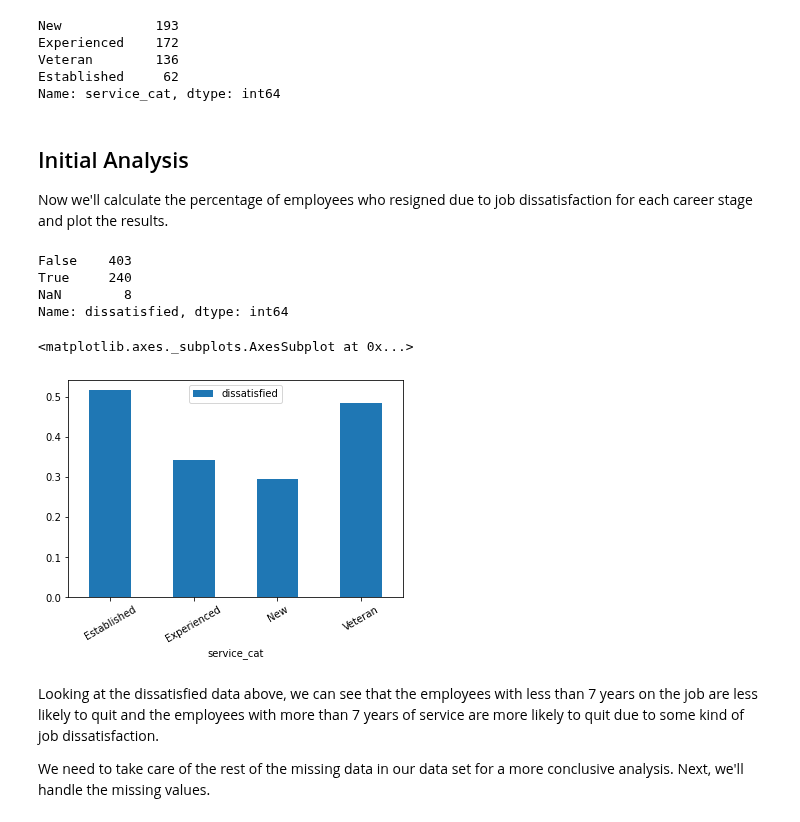
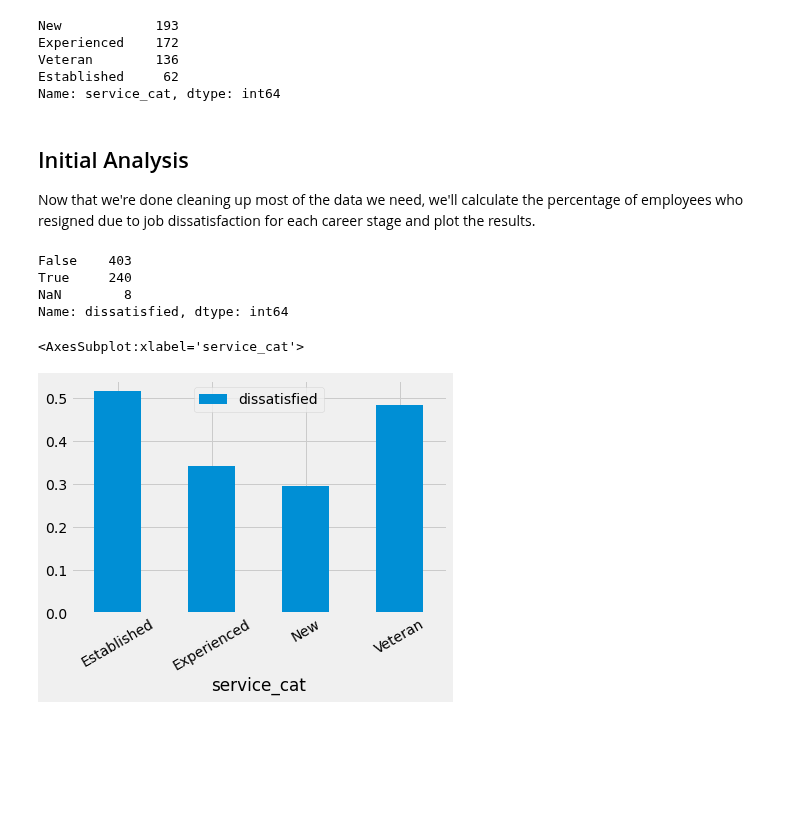
Before and after one commit to branBeckett/data-science-projects, a Jupyter notebook: employee-exit-surveys/employee-exit-surveys.ipynb, the cells around one changed output. Drawn from its saved outputs; the diff is of its cells as text; code cells hidden in the pictures; blank space fills up the shorter version.

```diff
--- a/employee-exit-surveys/employee-exit-surveys.ipynb
+++ b/employee-exit-surveys/employee-exit-surveys.ipynb
@@ -519,7 +509,7 @@ Name: service_cat, dtype: int64
 # %% [markdown]
 ## Initial Analysis
 
-Now we'll calculate the percentage of employees who resigned due to job dissatisfaction for each career stage and plot the results.
+Now that we're done cleaning up most of the data we need, we'll calculate the percentage of employees who resigned due to job dissatisfaction for each career stage and plot the results.
 # %%
 combined_updated['dissatisfied'].value_counts(dropna=False)
 # %% [output]
@@ -533,13 +523,12 @@ combined_updated['dissatisfied'] = combined_updated['dissatisfied'].fillna(False
 # %%
 # Using the pivot_table() method to calculate percentage of dissatisfied employees for each career stage
 dissatisfied_pct = combined_updated.pivot_table(index='service_cat', values='dissatisfied')
 
+import matplotlib.pyplot as plt
 %matplotlib inline
+plt.style.use('fivethirtyeight')
+
 dissatisfied_pct.plot(kind='bar', rot=30)
 # %% [output]
-<matplotlib.axes._subplots.AxesSubplot at 0x...>
+<AxesSubplot:xlabel='service_cat'>
-[figure, old version]
+[figure, new version]
-# %% [markdown]
-Looking at the dissatisfied data above, we can see that the employees with less than 7 years on the job are less likely to quit and the employees with more than 7 years of service are more likely to quit due to some kind of job dissatisfaction.
-
-We need to take care of the rest of the missing data in our data set for a more conclusive analysis. Next, we'll handle the missing values.
```
Also changed, not shown: parts of 15 cells of this notebook.
